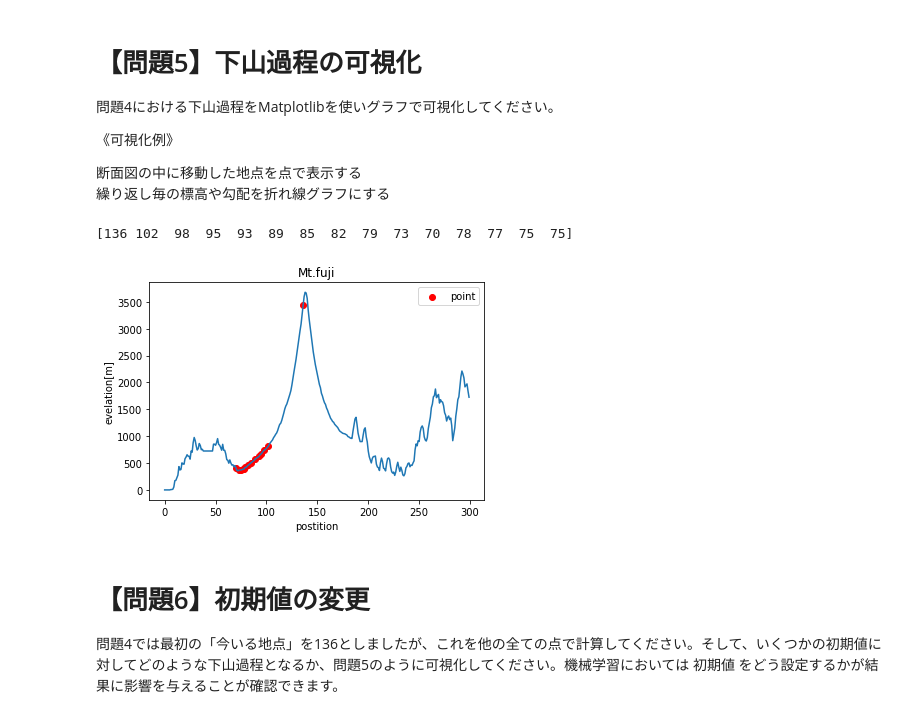
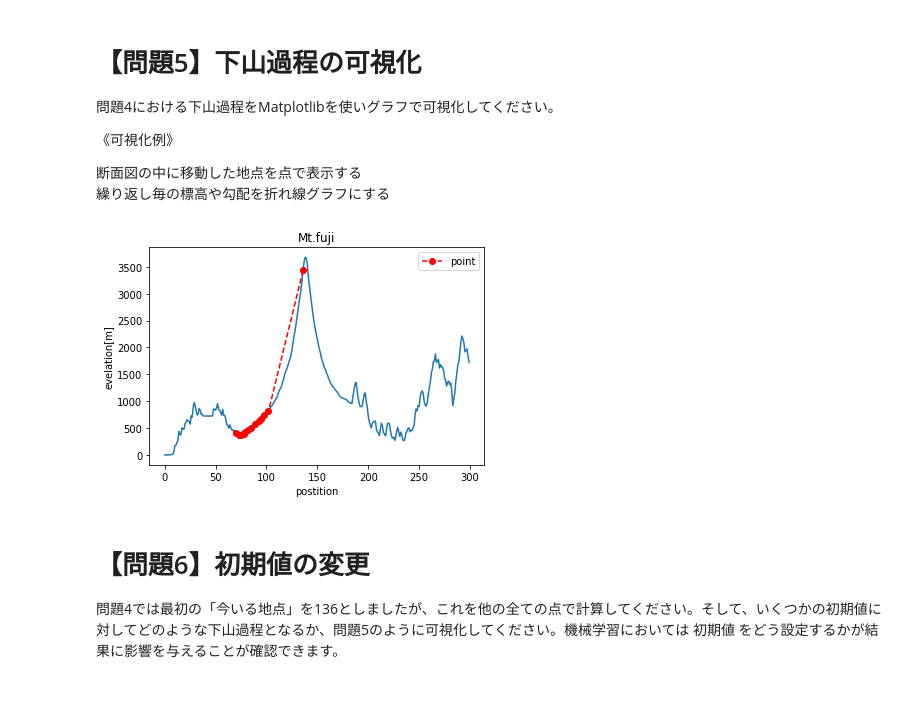
Before and after one commit to Go-to-Ray/diveintocode-ml-1, a Jupyter notebook: week2/week2_class2.ipynb, the cells around one changed output. Cells and saved outputs as stored; diff of their text form; code cells hidden in the pictures.

```diff
--- a/week2/week2_class2.ipynb
+++ b/week2/week2_class2.ipynb
@@ -124,26 +124,23 @@ print("地点の更新:{}".format(update_position(current_position)))
 # %%
 %matplotlib inline
 import matplotlib.pyplot as plt
 import numpy as np
 
 plt.title("Mt.fuji")
 plt.xlabel("postition")
 plt.ylabel("evelation[m]")
-print(position_list)
 point = 136
 evelation = fuji[:,3]
 plt.plot(position,evelation)
 
 
 position_list = update_position(point)
-plt.scatter(position_list,evelation[position_list],color = "r",label="point")
-#plt.xlim(50,150)
+plt.plot(position_list,evelation[position_list],"--or",label="point")
 plt.legend()
 
 plt.show()
 # %% [output]
-[136 102  98  95  93  89  85  82  79  73  70  78  77  75  75]
-[figure, old version]
+[figure, new version]
 # %% [markdown]
 # 【問題6】初期値の変更
 問題4では最初の「今いる地点」を136としましたが、これを他の全ての点で計算してください。そして、いくつかの初期値に対してどのような下山過程となるか、問題5のように可視化してください。機械学習においては 初期値 をどう設定するかが結果に影響を与えることが確認できます。
```
Also changed, not shown: parts of 3 cells of this notebook.
